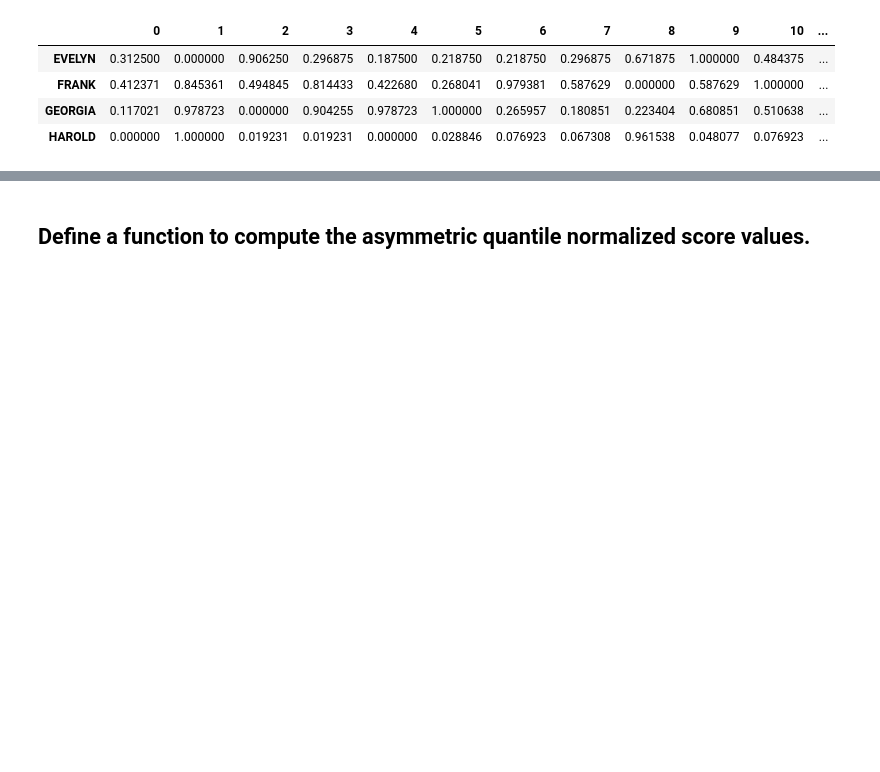
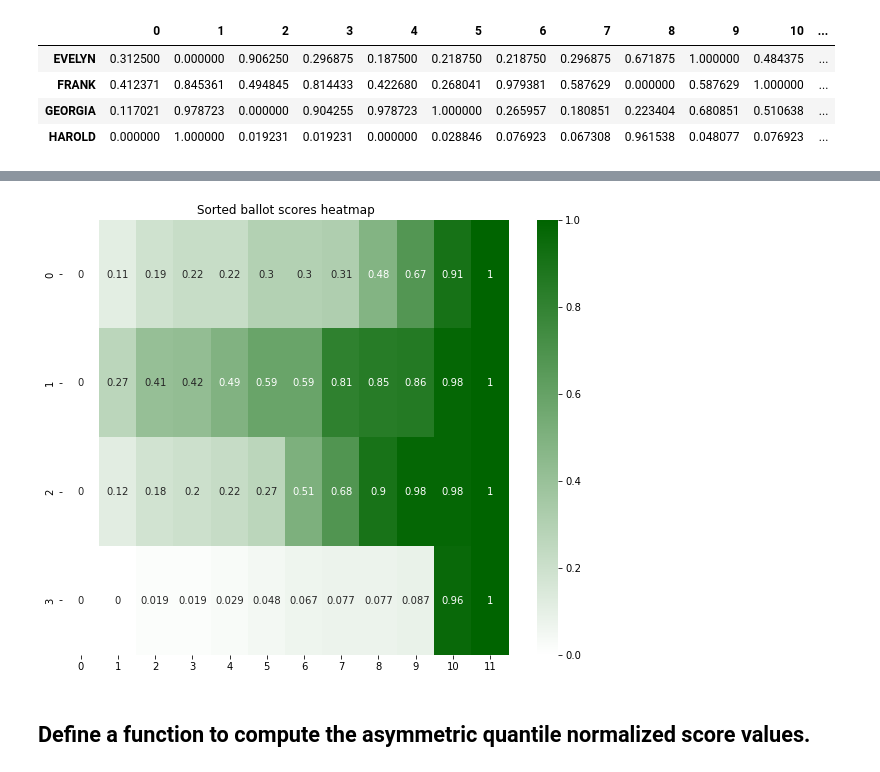
Before and after one commit to cfrankston728/symmetric_quantile-normalized_score, a Jupyter notebook: voting_explorer.ipynb, the cells around one changed output, grey strips where cells are left out. Cells and saved outputs as stored; diff of their text form; code cells hidden in the pictures; blank space fills up the shorter version.

```diff
--- a/voting_explorer.ipynb
+++ b/voting_explorer.ipynb
@@ -71,3 +85,14 @@ scaled_score_ballot_df
+# %%
+sorted_scaled_score_matrix = np.sort(scaled_score_ballot_df, axis=1)
+single_color_cmap = LinearSegmentedColormap.from_list('custom_blue', ['white', 'darkgreen'])
+
+# Create the heatmap
+plt.figure(figsize=(10, 8))
+sns.heatmap(sorted_scaled_score_matrix, cmap=single_color_cmap, annot=True)
+plt.title('Sorted ballot scores heatmap')
+plt.show()
+# %% [output]
+[figure, added]
 # %% [markdown]
 ## Define a function to compute the asymmetric quantile normalized score values.
 # %%
```
Also changed, not shown: parts of 5 cells of this notebook.
